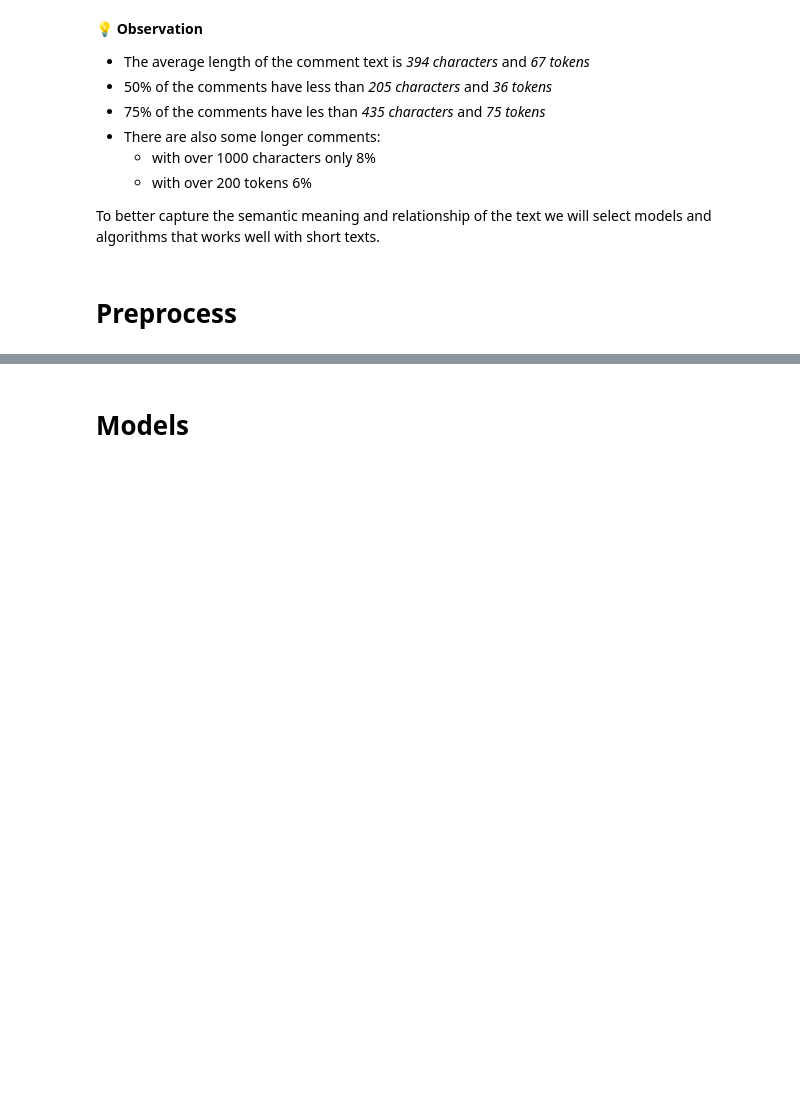
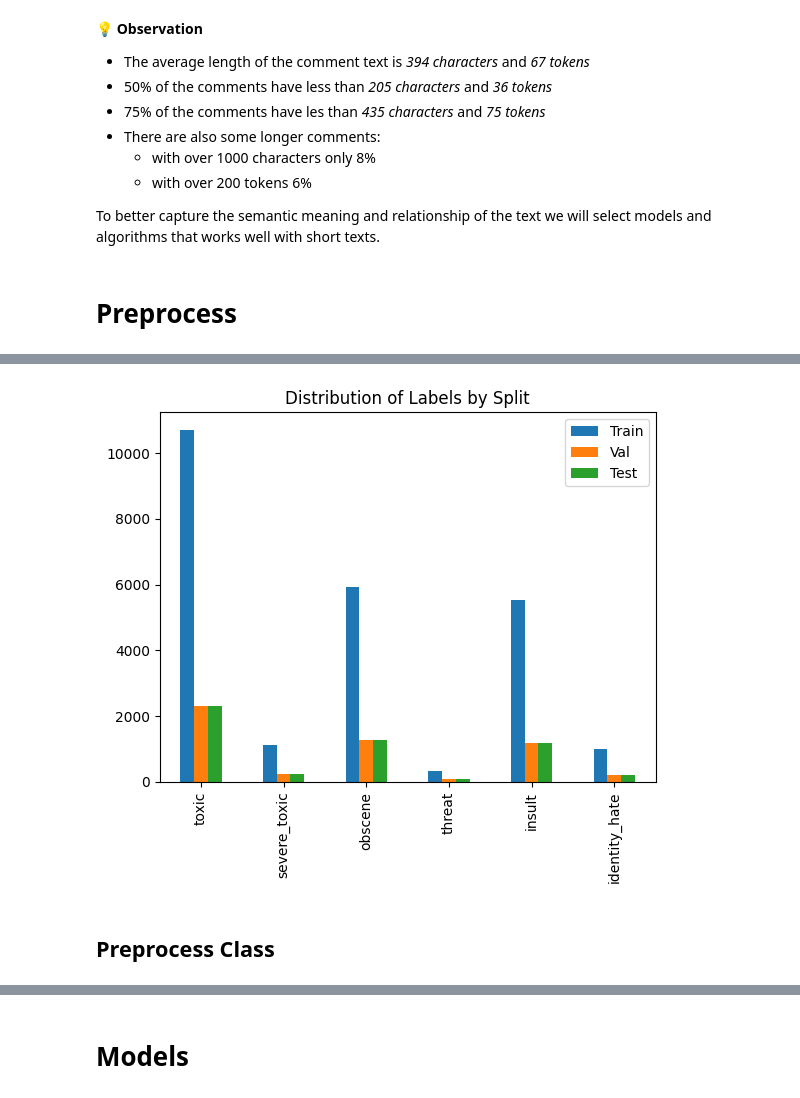
Before and after one commit to mattiacoltro/data-science-portfolio, a Jupyter notebook: [Data Science] anti-hater-filter/anti-hater-filter.ipynb, the cells around one changed output, grey strips where cells are left out. Cells and saved outputs as stored; diff of their text form; code cells hidden in the pictures; blank space fills up the shorter version.

Commit message:
Preprocessor, Benchmark commit

```diff
--- a/[Data Science] anti-hater-filter/anti-hater-filter.ipynb
+++ b/[Data Science] anti-hater-filter/anti-hater-filter.ipynb
@@ -313,0 +410,31 @@ To better capture the semantic meaning and relationship of the text we will sele
+# %%
+# Prepare data for splitting
+texts = dataset['comment_text'].values
+labels = labels_df.values
+
+# split Train vs (Val+Test)
+msss = MultilabelStratifiedShuffleSplit(n_splits=1, test_size=0.30, random_state=42)
+train_idx, temp_idx = next(msss.split(texts, labels))
+
+X_train = texts[train_idx]
+y_train = labels[train_idx]
+
+X_temp = texts[temp_idx]
+y_temp = labels[temp_idx]
+
+print(f"\nTrain size: {len(X_train)} ({len(X_train)/len(texts)*100:.1f}%)")
+print(f"Temp (Val+Test) size: {len(X_temp)} ({len(X_temp)/len(texts)*100:.1f}%)")
+
+
+# split (Val+Test) → Val e Test
+msss2 = MultilabelStratifiedShuffleSplit(n_splits=1, test_size=0.5, random_state=42)
+val_idx, test_idx = next(msss2.split(X_temp, y_temp))
+
+X_val = X_temp[val_idx]
+y_val = y_temp[val_idx]
+
+X_test = X_temp[test_idx]
+y_test = y_temp[test_idx]
+
+print(f"Val size: {len(X_val)} ({len(X_val)/len(texts)*100:.1f}%)")
+print(f"Test size: {len(X_test)} ({len(X_test)/len(texts)*100:.1f}%)")
@@ -313,0 +469,13 @@ To better capture the semantic meaning and relationship of the text we will sele
+# %%
+# bar plot distribution of labels in each split
+counts = pd.DataFrame({
+    'Train': y_train.sum(axis=0),
+    'Val': y_val.sum(axis=0),
+    'Test': y_test.sum(axis=0)
+}, index=labels_df.columns)
+
+counts.plot(kind='bar', title='Distribution of Labels by Split');
+# %% [output]
+[figure, added]
+# %% [markdown]
+## Preprocess Class
```
Also changed, not shown: parts of 43 cells of this notebook.
